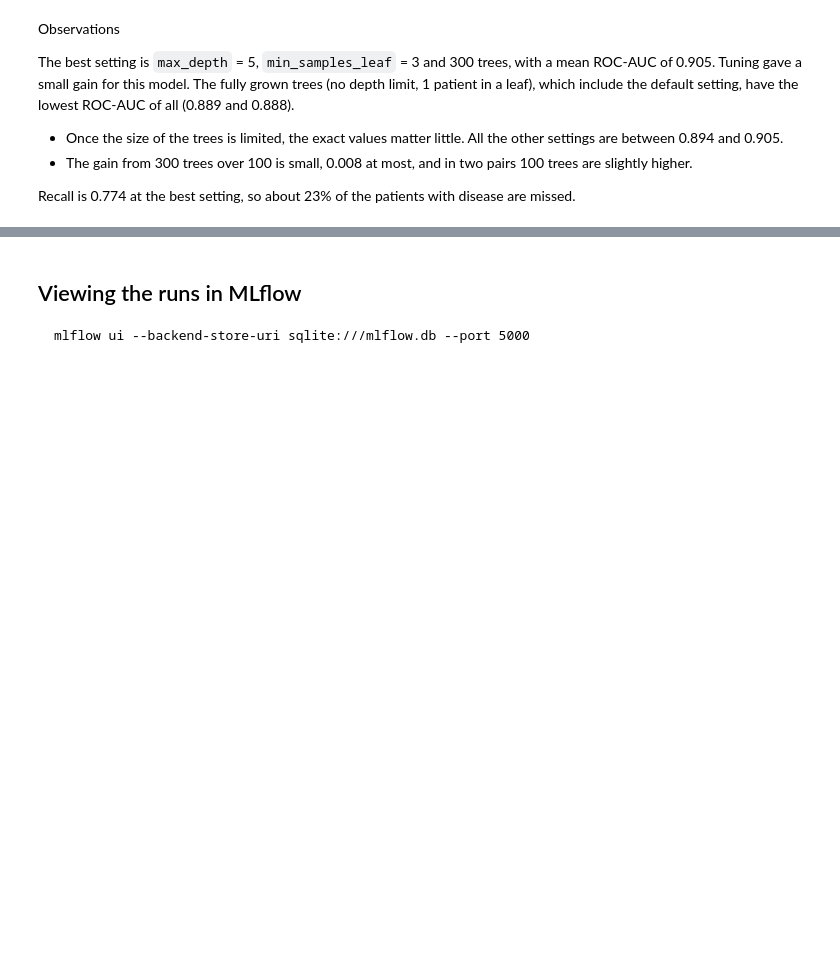
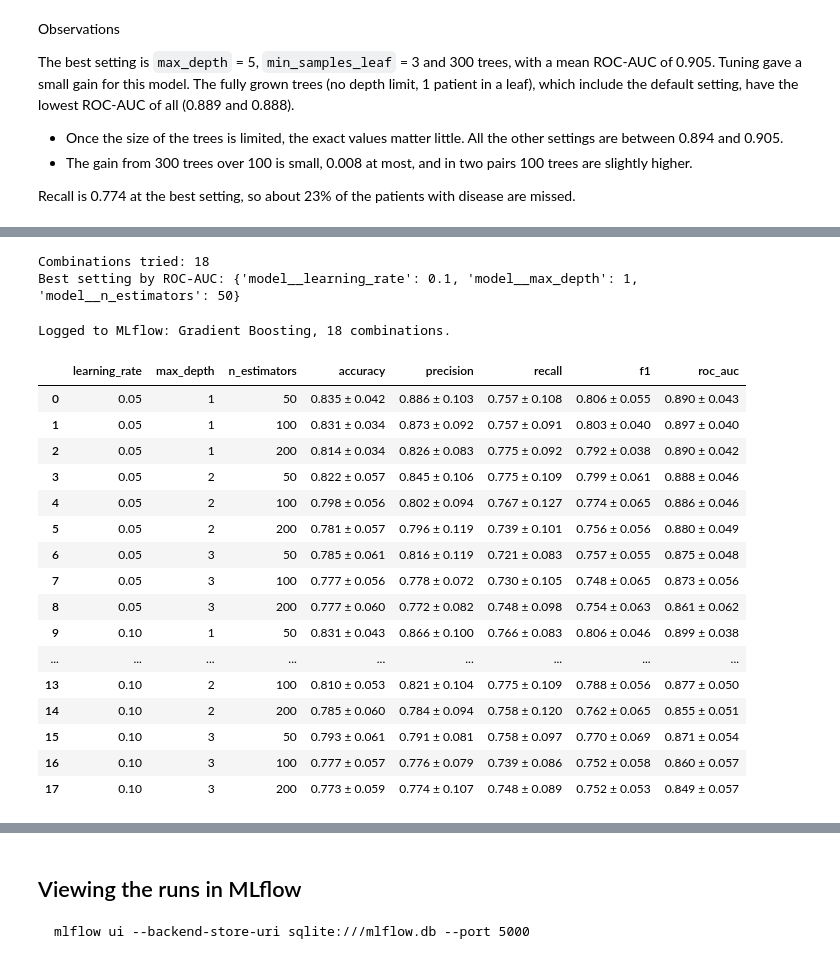
Before and after one commit to 2025ae05589/heart-disease-mlops, a Jupyter notebook: notebooks/02_model_development.ipynb, the cells around one changed output, grey strips where cells are left out. Drawn from its saved outputs; the diff is of its cells as text; code cells hidden in the pictures; blank space fills up the shorter version.

```diff
--- a/notebooks/02_model_development.ipynb
+++ b/notebooks/02_model_development.ipynb
@@ -322,0 +343,36 @@ are missed.
+# %%
+search = run_grid_search(pipeline, grid, X_train, y_train, folds)
+metrics_table = build_metrics_table(search)
+
+print("Combinations tried:", len(metrics_table))
+print("Best setting by ROC-AUC:", search.best_params_)
+# %% [output]
+Combinations tried: 18
+Best setting by ROC-AUC: {'model__learning_rate': 0.1, 'model__max_depth': 1, 'model__n_estimators': 50}
+# %%
+# recorded in MLflow: a parent run for the model, a child run for each
+# combination, and the trained model of the best setting
+log_model_runs(model_name, pipeline, search, metrics_table, X_train, y_train, folds)
+# %% [output]
+Logged to MLflow: Gradient Boosting, 18 combinations.
+# %%
+# mean ± std over the 10 folds
+readable_metrics(metrics_table)
+# %% [output]
+|  | learning_rate | max_depth | n_estimators | accuracy | precision | recall | f1 | roc_auc |
+| 0 | 0.05 | 1 | 50 | 0.835 ± 0.042 | 0.886 ± 0.103 | 0.757 ± 0.108 | 0.806 ± 0.055 | 0.890 ± 0.043 |
+| 1 | 0.05 | 1 | 100 | 0.831 ± 0.034 | 0.873 ± 0.092 | 0.757 ± 0.091 | 0.803 ± 0.040 | 0.897 ± 0.040 |
+| 2 | 0.05 | 1 | 200 | 0.814 ± 0.034 | 0.826 ± 0.083 | 0.775 ± 0.092 | 0.792 ± 0.038 | 0.890 ± 0.042 |
+| 3 | 0.05 | 2 | 50 | 0.822 ± 0.057 | 0.845 ± 0.106 | 0.775 ± 0.109 | 0.799 ± 0.061 | 0.888 ± 0.046 |
+| 4 | 0.05 | 2 | 100 | 0.798 ± 0.056 | 0.802 ± 0.094 | 0.767 ± 0.127 | 0.774 ± 0.065 | 0.886 ± 0.046 |
+| 5 | 0.05 | 2 | 200 | 0.781 ± 0.057 | 0.796 ± 0.119 | 0.739 ± 0.101 | 0.756 ± 0.056 | 0.880 ± 0.049 |
+| 6 | 0.05 | 3 | 50 | 0.785 ± 0.061 | 0.816 ± 0.119 | 0.721 ± 0.083 | 0.757 ± 0.055 | 0.875 ± 0.048 |
+| 7 | 0.05 | 3 | 100 | 0.777 ± 0.056 | 0.778 ± 0.072 | 0.730 ± 0.105 | 0.748 ± 0.065 | 0.873 ± 0.056 |
+| 8 | 0.05 | 3 | 200 | 0.777 ± 0.060 | 0.772 ± 0.082 | 0.748 ± 0.098 | 0.754 ± 0.063 | 0.861 ± 0.062 |
+| 9 | 0.10 | 1 | 50 | 0.831 ± 0.043 | 0.866 ± 0.100 | 0.766 ± 0.083 | 0.806 ± 0.046 | 0.899 ± 0.038 |
+| ... | ... | ... | ... | ... | ... | ... | ... | ... |
+| 13 | 0.10 | 2 | 100 | 0.810 ± 0.053 | 0.821 ± 0.104 | 0.775 ± 0.109 | 0.788 ± 0.056 | 0.877 ± 0.050 |
+| 14 | 0.10 | 2 | 200 | 0.785 ± 0.060 | 0.784 ± 0.094 | 0.758 ± 0.120 | 0.762 ± 0.065 | 0.855 ± 0.051 |
+| 15 | 0.10 | 3 | 50 | 0.793 ± 0.061 | 0.791 ± 0.081 | 0.758 ± 0.097 | 0.770 ± 0.069 | 0.871 ± 0.054 |
+| 16 | 0.10 | 3 | 100 | 0.777 ± 0.057 | 0.776 ± 0.079 | 0.739 ± 0.086 | 0.752 ± 0.058 | 0.860 ± 0.057 |
+| 17 | 0.10 | 3 | 200 | 0.773 ± 0.059 | 0.774 ± 0.107 | 0.748 ± 0.089 | 0.752 ± 0.053 | 0.849 ± 0.057 |
```
Also changed, not shown: parts of 7 cells of this notebook.
